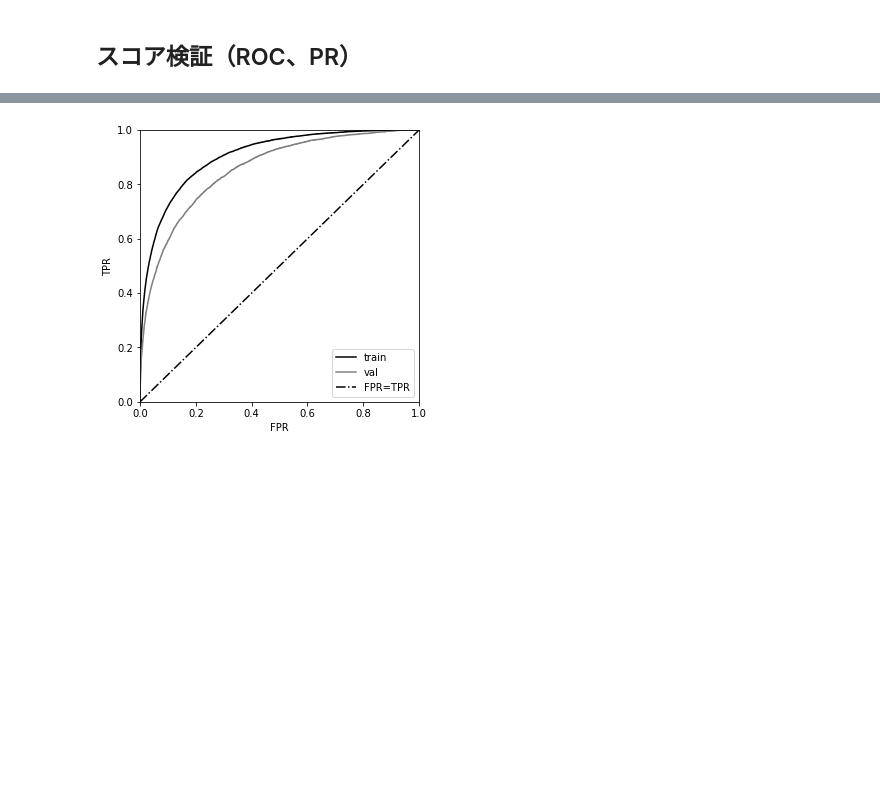
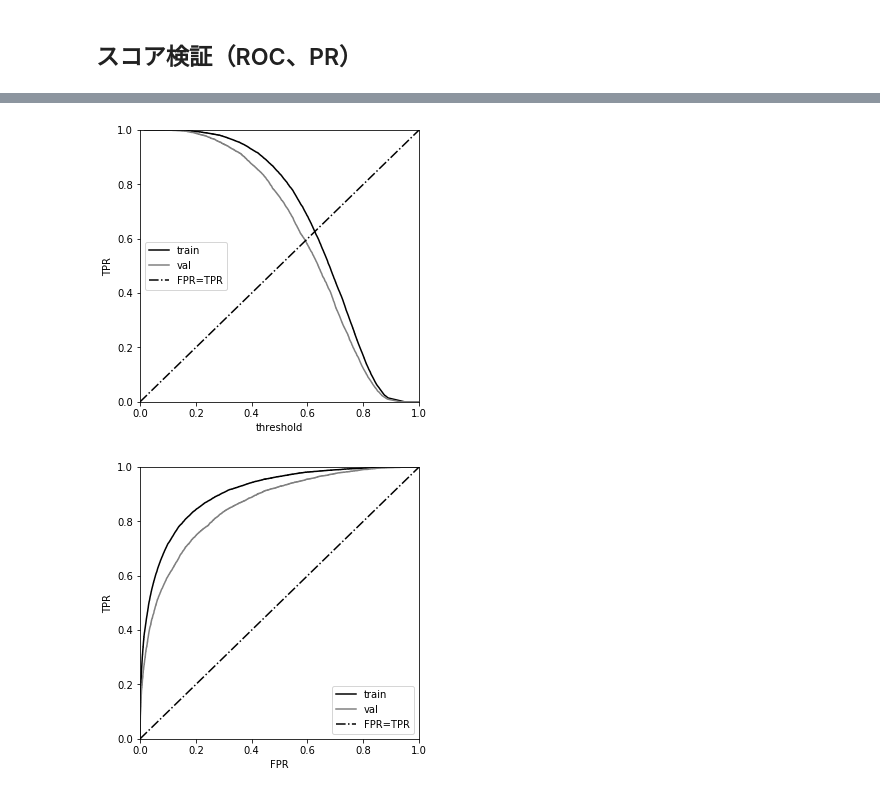
Before and after one commit to Rio114/MachineLearning, a Jupyter notebook: unbalance/src/beta_fitting.ipynb, the cells around one changed output, grey strips where cells are left out. Cells and saved outputs as stored; diff of their text form; code cells hidden in the pictures; blank space fills up the shorter version.

```diff
--- a/unbalance/src/beta_fitting.ipynb
+++ b/unbalance/src/beta_fitting.ipynb
@@ -119,3 +135,22 @@ plt.show()
+# %%
+plt.figure(figsize=(5,5))
+plt.plot(roc_th_train, tpr_train, color='black', label='train')
+plt.plot(roc_th_val, tpr_val, color='gray',label='val')
+
+plt.plot((0,1), (0,1), color='black', linestyle='-.', label='FPR=TPR')
+
+plt.ylim(0,1)
+plt.xlim(0,1)
+plt.xlabel('threshold')
+plt.ylabel('TPR')
+
+plt.legend()
+
+# title = IMAGE_PATH + 'roc_plot.png'
+# plt.savefig(title, dpi=300)
+plt.show()
+# %% [output]
+[figure, added]
 # %%
 plt.figure(figsize=(5,5))
 plt.plot(fpr_train, tpr_train, color='black', label='train')
```
Also changed, not shown: parts of 14 cells of this notebook, 29 other files.
